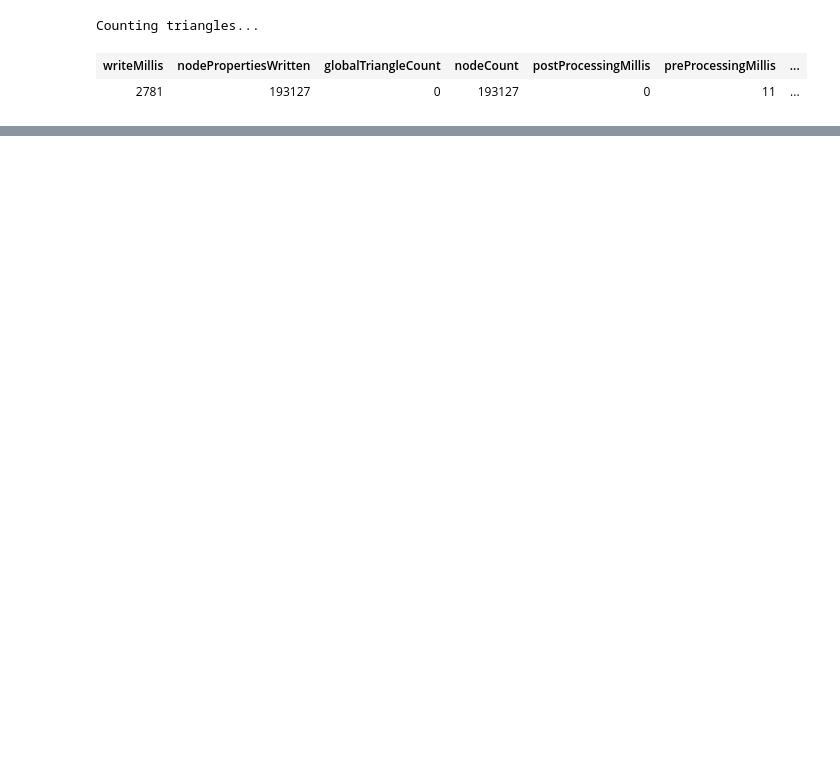
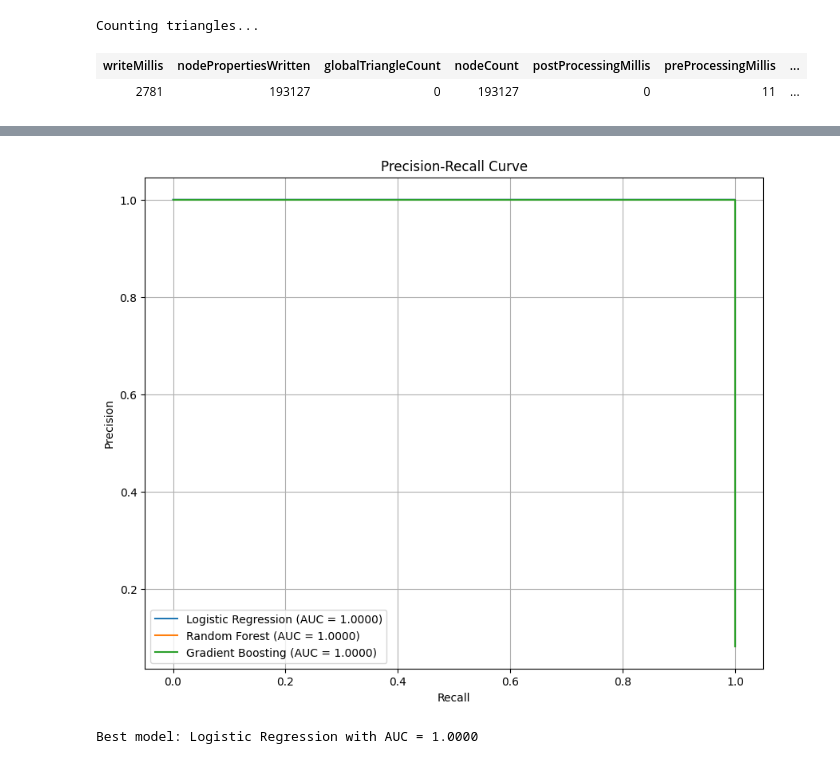
Before and after one commit to Hritin-Raj/Network-Analysis-Fraud-Detection-using-Knowledge-Graphs, a Jupyter notebook: main.ipynb, the cells around one changed output, grey strips where cells are left out. Drawn from its saved outputs; the diff is of its cells as text; code cells hidden in the pictures; blank space fills up the shorter version.

Commit message:
Extracted fetures and trained 3 ML models

```diff
--- a/main.ipynb
+++ b/main.ipynb
@@ -508,0 +612,5 @@ graph.run("CALL gds.graph.drop('triangle_graph')")
+# %%
+X = features_df.drop(['transaction_id', 'is_fraud'], axis=1, errors='ignore')
+y = features_df['is_fraud']
+
+print(f"Class distribution: {y.value_counts()}")
@@ -508,0 +622,21 @@ graph.run("CALL gds.graph.drop('triangle_graph')")
+# %%
+from sklearn.model_selection import train_test_split
+
+# Train-test split
+X_train, X_test, y_train, y_test = train_test_split(X, y, test_size=0.25, random_state=42, stratify=y)
+# %%
+from sklearn.preprocessing import StandardScaler
+
+# Feature scaling
+scaler = StandardScaler()
+X_train_scaled = scaler.fit_transform(X_train)
+X_test_scaled = scaler.transform(X_test)
+# %%
+from sklearn.ensemble import RandomForestClassifier, GradientBoostingClassifier
+from sklearn.linear_model import LogisticRegression
+
+models = {
+    'Logistic Regression': LogisticRegression(class_weight='balanced', max_iter=1000, random_state=42),
+    'Random Forest': RandomForestClassifier(n_estimators=100, class_weight='balanced', random_state=42),
+    'Gradient Boosting': GradientBoostingClassifier(n_estimators=100, random_state=42)
+}
@@ -508,0 +726,20 @@ graph.run("CALL gds.graph.drop('triangle_graph')")
+# %%
+# Precision-Recall curve for all models
+plt.figure(figsize=(10, 8))
+for name, res in results.items():
+    precision, recall, _ = precision_recall_curve(y_test, res['y_prob'])
+    plt.plot(recall, precision, label=f'{name} (AUC = {res["auc"]:.4f})')
+
+plt.xlabel('Recall')
+plt.ylabel('Precision')
+plt.title('Precision-Recall Curve')
+plt.legend()
+plt.grid(True)
+plt.show()
+# %% [output]
+[figure, added]
+# %%
+best_model_name = max(results.items(), key=lambda x: x[1]['auc'])[0]
+print(f"\nBest model: {best_model_name} with AUC = {results[best_model_name]['auc']:.4f}")
+# %% [output]
+Best model: Logistic Regression with AUC = 1.0000
```
Also changed, not shown: parts of 7 cells of this notebook.
